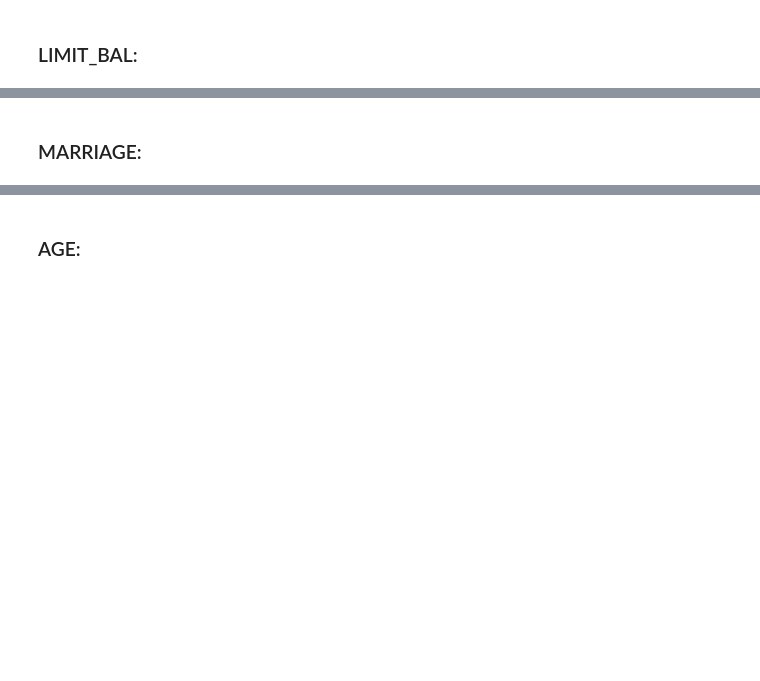
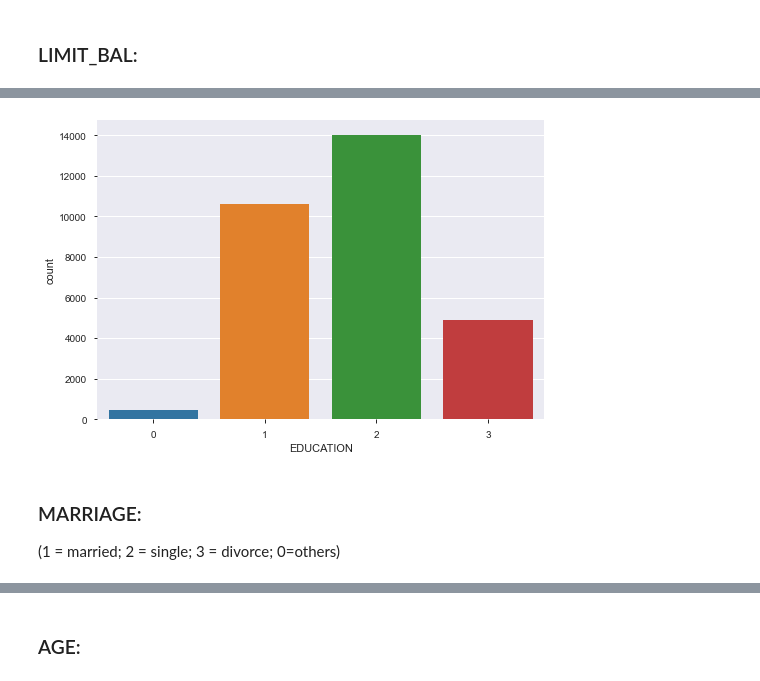
Before and after one commit to TomeBorges/Credit-One, a Jupyter notebook: TOMÉ_BORGES_dasa204_Course2_Task2.ipynb, the cells around one changed output, grey strips where cells are left out. Saved outputs shown, nothing was run; the diff lists cells and outputs as text; code cells hidden in the pictures; blank space fills up the shorter version.

```diff
--- a/TOMÉ_BORGES_dasa204_Course2_Task2.ipynb
+++ b/TOMÉ_BORGES_dasa204_Course2_Task2.ipynb
@@ -676,2 +826,8 @@ plt.show()
+# %%
+ax = sns.countplot(x="EDUCATION", data = df)
+plt.show()
+# %% [output]
+[figure, added]
 # %% [markdown]
 ### MARRIAGE:
+(1 = married; 2 = single; 3 = divorce; 0=others)
```
Also changed, not shown: parts of 14 cells of this notebook.
